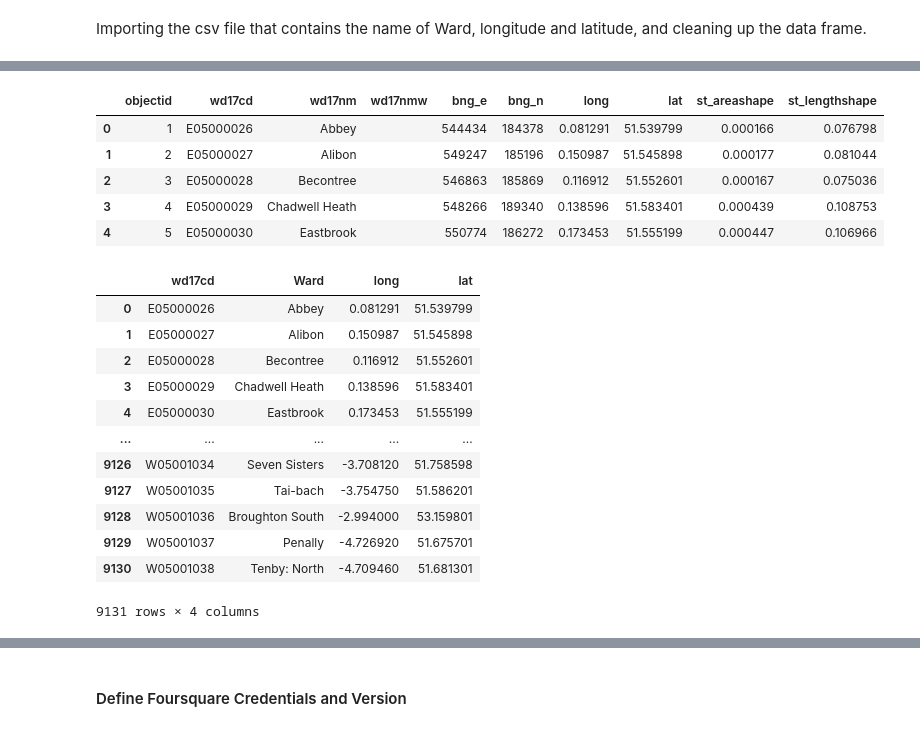
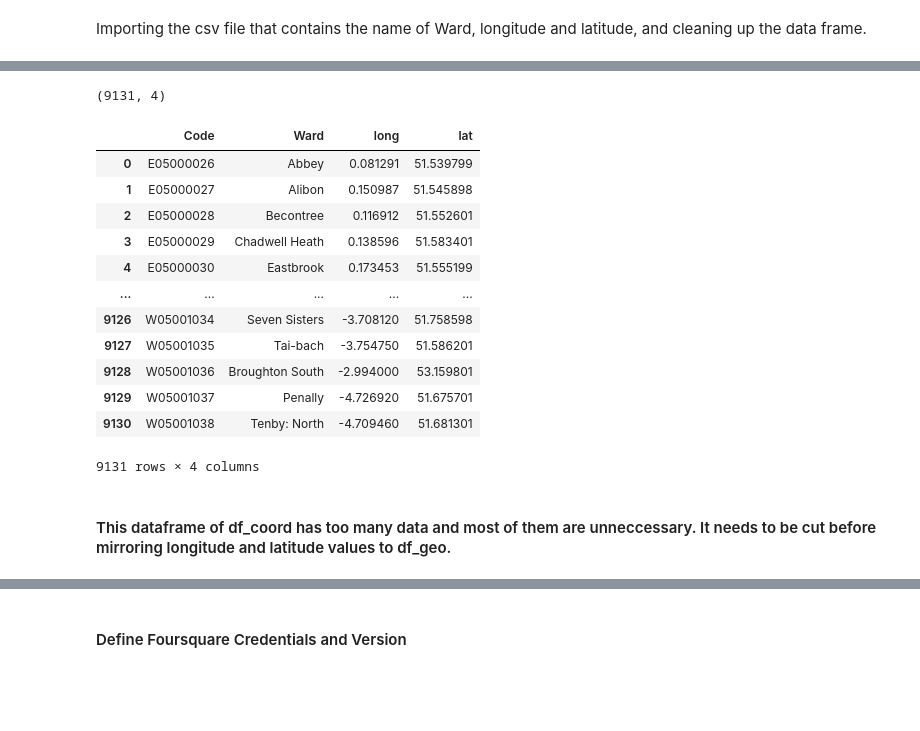
Before and after one commit to RJK99/Coursera_Capstone, a Jupyter notebook: AppliedDataScienceCapstone_A_Data_Journey_to_London_Week5.ipynb, the cells around one changed output, grey strips where cells are left out. Cells and saved outputs as stored; diff of their text form; code cells hidden in the pictures; blank space fills up the shorter version.

```diff
--- a/AppliedDataScienceCapstone_A_Data_Journey_to_London_Week5.ipynb
+++ b/AppliedDataScienceCapstone_A_Data_Journey_to_London_Week5.ipynb
@@ -345,19 +364,13 @@ print(df_geo.shape)
-# %%
-df_geo_csv = pd.read_csv('Wards__December_2017__Boundaries_in_the_UK__WGS84_.csv')
-df_geo_csv.head()
-# %% [output]
-|  | objectid | wd17cd | wd17nm | wd17nmw | bng_e | bng_n | long | lat | st_areashape | st_lengthshape |
-| 0 | 1 | E05000026 | Abbey |  | 544434 | 184378 | 0.081291 | 51.539799 | 0.000166 | 0.076798 |
-| 1 | 2 | E05000027 | Alibon |  | 549247 | 185196 | 0.150987 | 51.545898 | 0.000177 | 0.081044 |
-| 2 | 3 | E05000028 | Becontree |  | 546863 | 185869 | 0.116912 | 51.552601 | 0.000167 | 0.075036 |
-| 3 | 4 | E05000029 | Chadwell Heath |  | 548266 | 189340 | 0.138596 | 51.583401 | 0.000439 | 0.108753 |
-| 4 | 5 | E05000030 | Eastbrook |  | 550774 | 186272 | 0.173453 | 51.555199 | 0.000447 | 0.106966 |
 # %%
-df_geo = df_geo_csv.drop(columns=['objectid','wd17nmw','bng_e','bng_n','st_areashape','st_lengthshape'])
-df_geo.rename(columns={"wd17nm":"Ward"},inplace=True)
-df_geo
+df_geo_csv = pd.read_csv('Wards__December_2017__Boundaries_in_the_UK__WGS84_.csv')
+df_geo_csv.head()
+df_coord = df_geo_csv.drop(columns=['objectid','wd17nmw','bng_e','bng_n','st_areashape','st_lengthshape'])
+df_coord.rename(columns={"wd17cd":"Code","wd17nm":"Ward"},inplace=True)
+print(df_coord.shape)
+df_coord
 # %% [output]
+(9131, 4)
-|  | wd17cd | Ward | long | lat |
+|  | Code | Ward | long | lat |
 | 0 | E05000026 | Abbey | 0.081291 | 51.539799 |
 | 1 | E05000027 | Alibon | 0.150987 | 51.545898 |
 | 2 | E05000028 | Becontree | 0.116912 | 51.552601 |
@@ -369,4 +382,6 @@ df_geo
 | 9128 | W05001036 | Broughton South | -2.994000 | 53.159801 |
 | 9129 | W05001037 | Penally | -4.726920 | 51.675701 |
 | 9130 | W05001038 | Tenby: North | -4.709460 | 51.681301 |
-9131 rows × 4 columns
+9131 rows × 4 columns
+# %% [markdown]
+#### This dataframe of df_coord has too many data and most of them are unneccessary. It needs to be cut before mirroring longitude and latitude values to df_geo.
```
Also changed, not shown: parts of 65 cells of this notebook.
